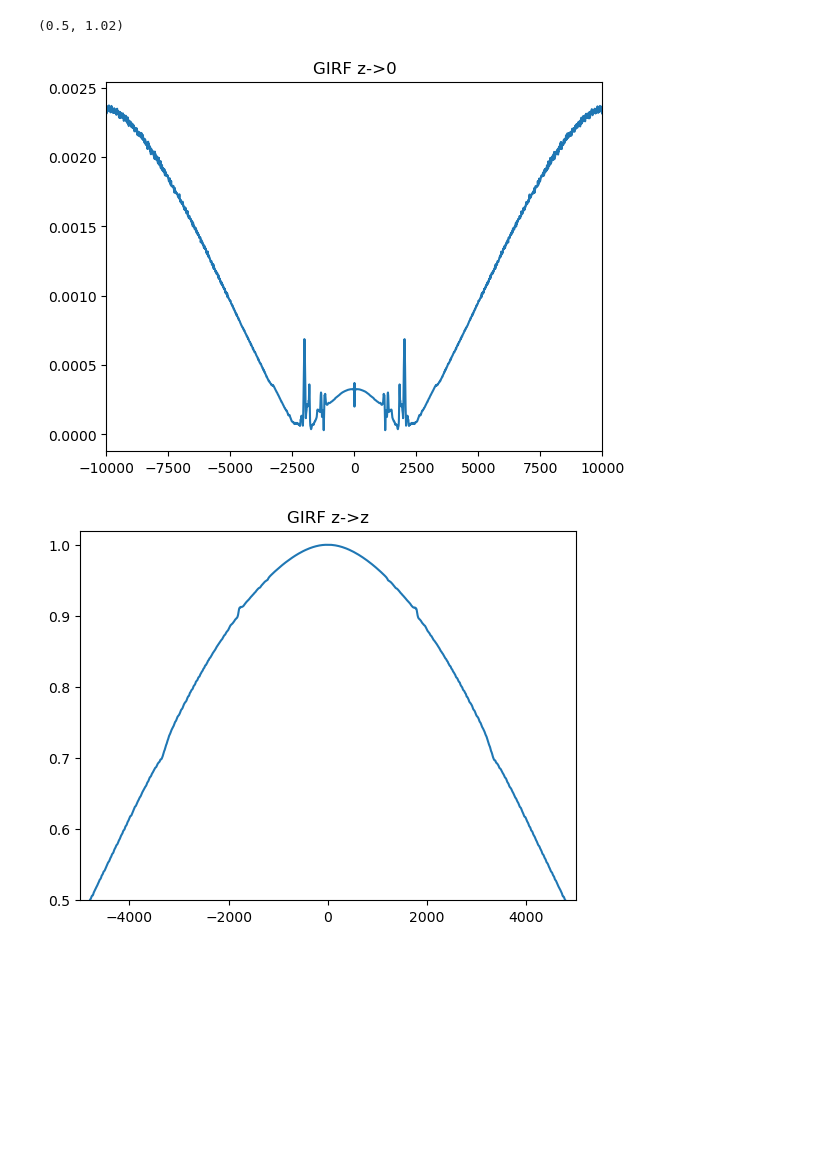
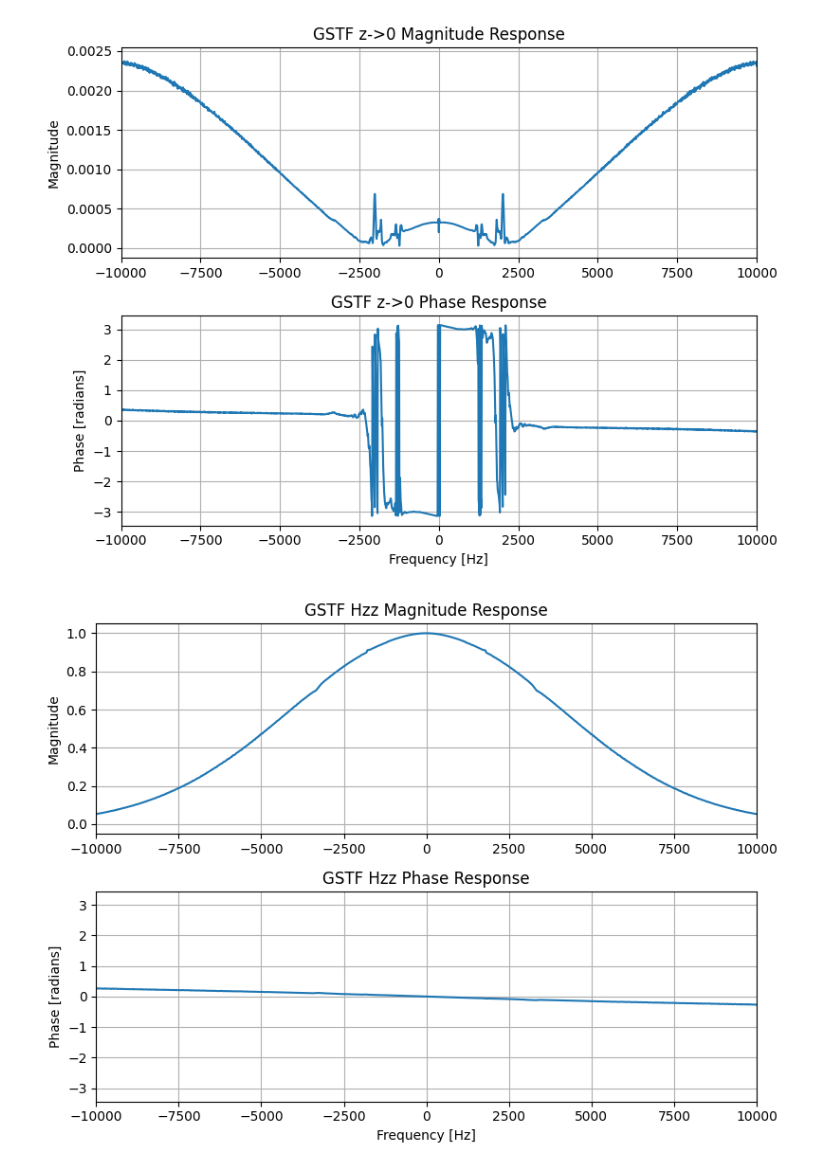
Before and after one commit to spindrifting/PAM, a Jupyter notebook: pam/girf_example/plot_GIRFs.ipynb, the cells around one changed output. Cells and saved outputs as stored; diff of their text form; code cells hidden in the pictures; blank space fills up the shorter version.

```diff
--- a/pam/girf_example/plot_GIRFs.ipynb
+++ b/pam/girf_example/plot_GIRFs.ipynb
@@ -2,23 +2,61 @@
 import numpy as np
 import matplotlib.pyplot as plt
 # %%
+# Load a measured GSTF (Siemens Vida Fit)
 npz = np.load('./example_GIRF.npz')
-Hz0 = npz['Hz0']
-Hzz = npz['Hzz']
+Hz0 = npz['Hz0']  # Zeroth-order GSTF
+Hzz = npz['Hzz']  # Linear-order Z-GSTF
+dt = 10e-6        # Temporal sampling [s]
 
-Hfreq = np.fft.fftshift(np.fft.fftfreq(len(Hzz), 10e-6))
+# Compute the frequency axis for the GSTF
+h_freq = np.fft.fftshift(np.fft.fftfreq(len(Hzz), dt))
 # %%
-plt.figure()
-plt.plot(Hfreq, np.abs(Hz0))
-plt.title('GTF z->0')
-plt.xlim(-10000,10000)
+# Plot the Hz0 GSTF response
+plt.figure(figsize=(8, 6))
 
-plt.figure()
-plt.plot(Hfreq, np.abs(Hzz))
-plt.title('GTF z->z')
-plt.xlim(-5000,5000)
-plt.ylim(0.5, 1.02)
+# Magnitude subplot
+plt.subplot(2, 1, 1)
+plt.plot(h_freq, np.abs(Hz0))
+plt.title('GSTF z->0 Magnitude Response')
+plt.xlim(-10000, 10000)
+plt.ylabel('Magnitude')
+plt.grid(True)
+
+# Phase subplot
+plt.subplot(2, 1, 2)
+plt.plot(h_freq, np.angle(Hz0))
+plt.title('GSTF z->0 Phase Response')
+plt.xlim(-10000, 10000)
+plt.xlabel('Frequency [Hz]')
+plt.ylabel('Phase [radians]')
+plt.grid(True)
+
+plt.tight_layout()
+plt.show()
+
+
+# Plot the Hzz GSTF response
+plt.figure(figsize=(8, 6))
+
+# Magnitude subplot
+plt.subplot(2, 1, 1)
+plt.plot(h_freq, np.abs(Hzz))
+plt.title('GSTF Hzz Magnitude Response')
+plt.xlim(-10000, 10000)
+plt.ylabel('Magnitude')
+plt.grid(True)
+
+# Phase subplot
+plt.subplot(2, 1, 2)
+plt.plot(h_freq, np.angle(Hzz))
+plt.title('GSTF Hzz Phase Response')
+plt.xlim(-10000, 10000)
+plt.xlabel('Frequency [Hz]')
+plt.ylabel('Phase [radians]')
+plt.grid(True)
+
+plt.tight_layout()
+plt.show()
 # %% [output]
-(0.5, 1.02)
-[figure, old version]
+[figure, new version]
-[figure, old version]
+[figure, new version]
```
Also changed, not shown: parts of 1 cell of this notebook, 10 other files.
